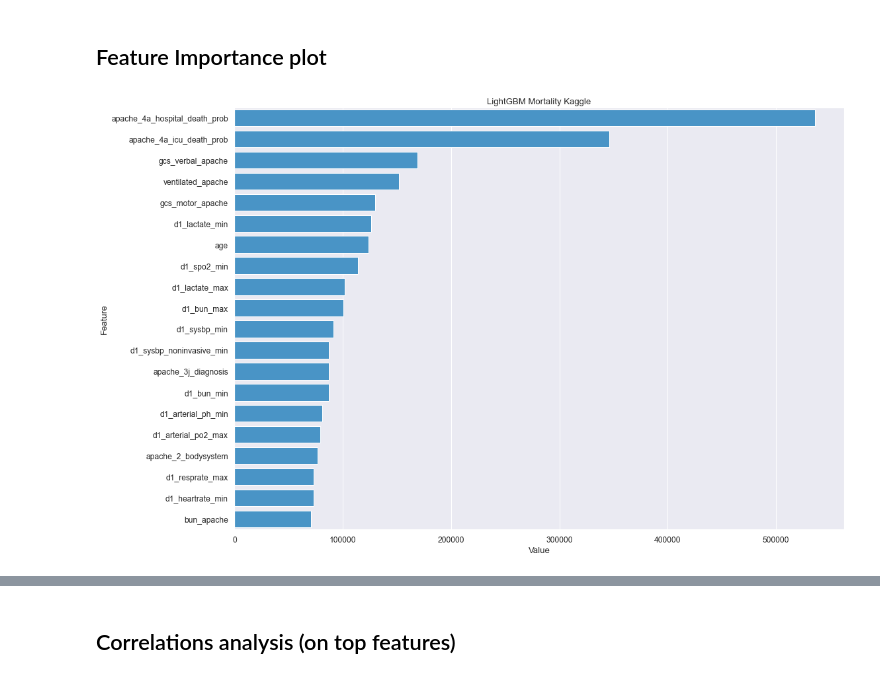
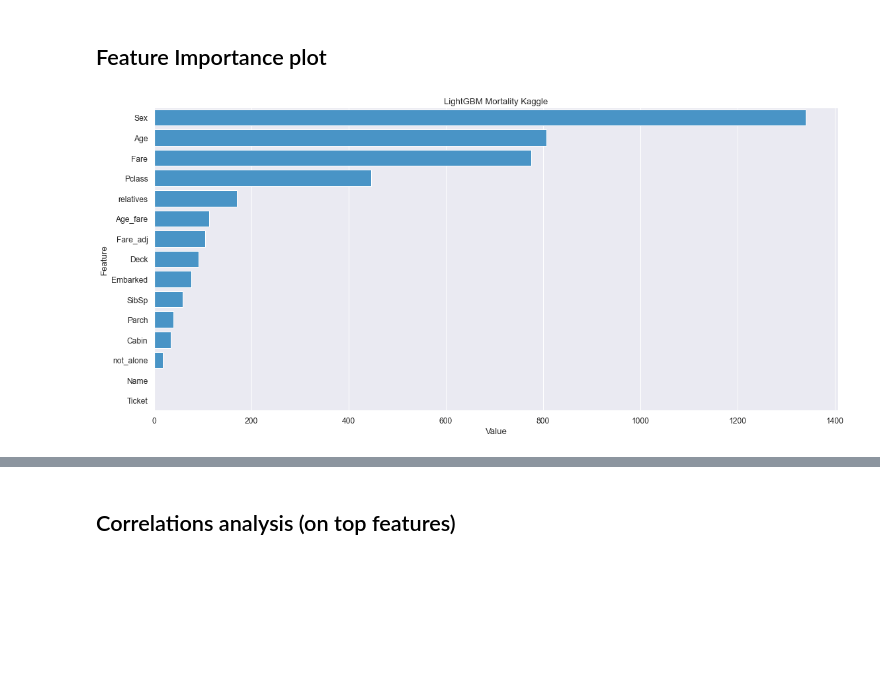
Before and after one commit to gershonc/octopus-ml, a Jupyter notebook: notebooks/octopus_showcase.ipynb, the cells around one changed output, grey strips where cells are left out. Saved outputs shown, nothing was run; the diff lists cells and outputs as text; code cells hidden in the pictures; blank space fills up the shorter version.

Commit message:
restructre of the output metrics, added Stacked models and fix to FNs/FPs methods

```diff
--- a/notebooks/octopus_showcase.ipynb
+++ b/notebooks/octopus_showcase.ipynb
@@ -103,0 +131,7 @@ print (cat_list)
+# %%
+features=XY_df.columns.to_list()
+print ('number of features ', len(features))
+
+features_remove=['PassengerId','Survived']
+for f in features_remove:
+    features.remove(f)
@@ -104,6 +140,6 @@ print (cat_list)
 # %%
 X=XY_df[features]
-y=XY_df['hospital_death']
+y=XY_df['Survived']
 # %%
 from IPython.display import Image
 Image("../images/octopus_know_your_data.PNG", width=600, height=600)
@@ -128,28 +343,19 @@ params = {
         'boosting_type': 'gbdt',
         'objective': 'binary',
         'metric': 'auc',
-        'learning_rate': 0.01,
-        'subsample': 1,
-        'colsample_bytree': 0.2,
-        'reg_alpha': 3,
-        'reg_lambda': 1,
-        'scale_pos_weight': 9,
-        'n_estimators': 5000,
+        'learning_rate': 0.1,
+        'n_estimators': 500,
+        'verbose': -1,
         'max_depth': -1,
-        'seed':100
-        #'verbose': -1,
-        #'categorical_feature': 'auto'
-        # 'metric': 'auc',
-        # 'scale_pos_weight':0.1,
-        # 'learning_rate': 0.02,
-        # 'num_boost_round':2000,
-        # "min_sum_hessian_in_leaf":1,
-        # 'max_depth' : 100,
-        # "bagging_freq": 2,
-        # "num_leaves":31,
-        # "bagging_fraction" : 0.4,
-        # "feature_fraction" : 0.05
+        'seed':100,
+        'min_split_gain': 0.01,
+        'num_leaves': 18,
+        'reg_alpha': 0.01,
+        'reg_lambda': 1.50,
+        'feature_fraction':0.2,
+        'bagging_fraction':0.84
+
 }
 
-clf,arr_f1_weighted,arr_f1_macro,arr_f1_positive,prediction_folds,preds_folds,y_folds= oc.cv(X,y,0.1,3000,shuffle=True,params=params)
+metrics= o.cv_adv(X,y,0.5,1000,shuffle=True,params=params)
 # %% [output]
@@ -233,9 +403,9 @@ oc.confusion_matrix_plot(y_folds,prediction_folds)
 # %% [markdown]
 ## Feature Importance plot
 # %%
-feature_imp_list=oc.plot_imp(clf,X,'LightGBM Mortality Kaggle',num=20)
+feature_imp_list=oc.plot_imp(metrics['final_clf'],X,'LightGBM Mortality Kaggle',num=15)
 # %% [output]
-[figure, old version]
+[figure, new version]
 # %%
 top_features=feature_imp_list.sort_values(by='Value', ascending=False).head(20)
 # %%
```
Also changed, not shown: parts of 44 cells of this notebook, 5 other files.
